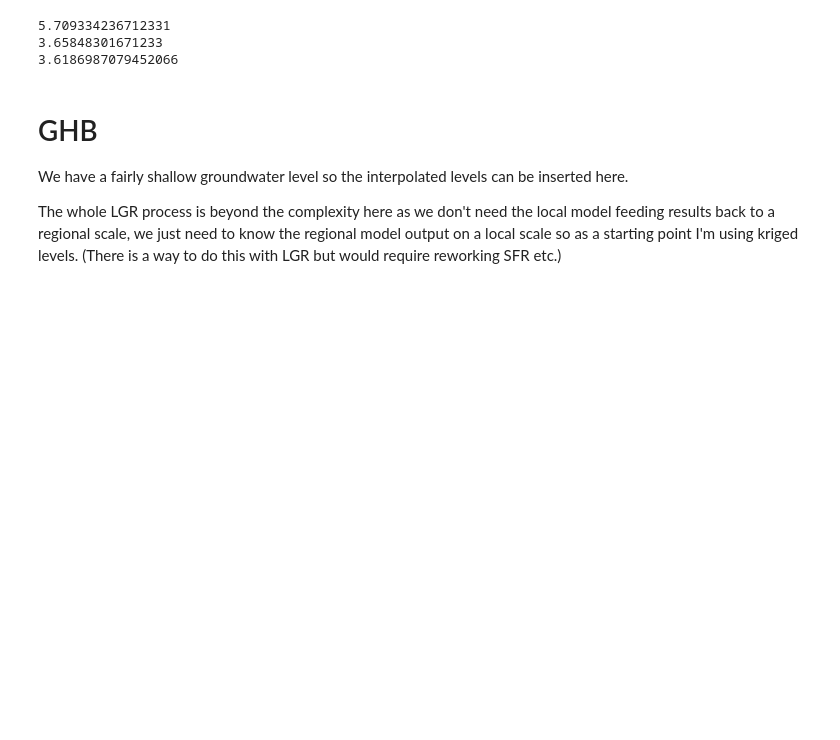
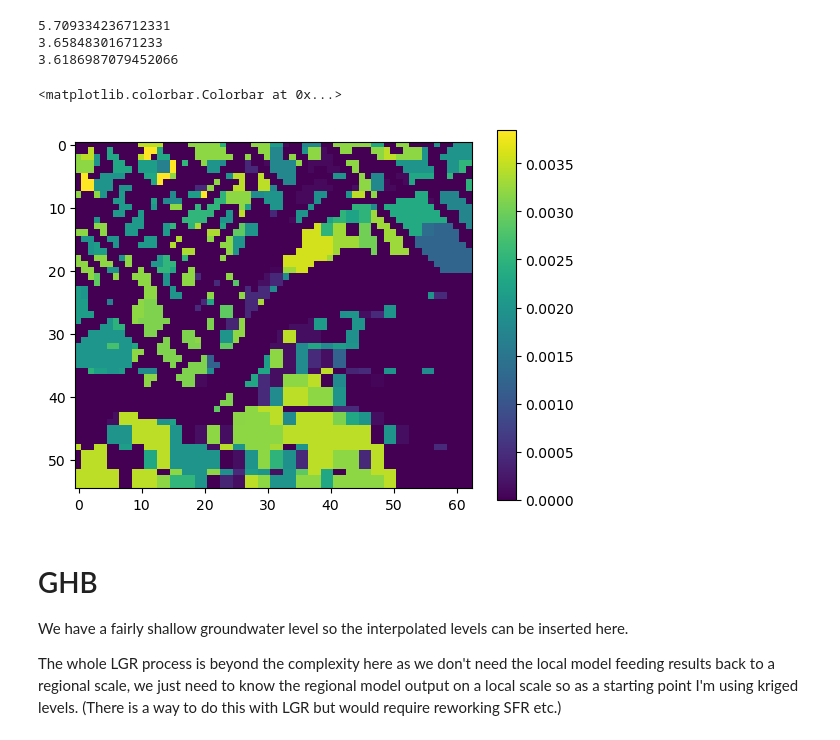
Before and after one commit to andrewcalderwood/CosumnesRiverRecharge, a Jupyter notebook: Projects/Oneto_Denier/Streambed seepage model.ipynb, the cells around one changed output. Saved outputs shown, nothing was run; the diff lists cells and outputs as text; code cells hidden in the pictures; blank space fills up the shorter version.

```diff
--- a/Projects/Oneto_Denier/Streambed seepage model.ipynb
+++ b/Projects/Oneto_Denier/Streambed seepage model.ipynb
@@ -1000,11 +994,12 @@ with rasterio.open(join(lak_shp,"floodplain_crop.tif"), "w", **out_meta) as dest
 # %%
 lak_buf = lak_extent.copy()
 lak_buf.geometry = lak_buf.buffer(100)
-# grid_sfr.drop('index_right',axis=1)
-# gpd.sjoin(grid_c_nums, lak_buf, how='left',op='contains').plot()
 lak_grid = gpd.overlay(grid_p, lak_extent, how='intersection')
-# get cells with more than 1/3 of Blodgett Dam "lake extent"
-# lak_grid = lak_grid.loc[lak_grid.geometry.area > delr[lak_grid.row]*delr[lak_grid.column]/3]
+# check if more than 50% of cell is covered by the lake, avoid conflicts with sfr
+lak_grid = lak_grid.loc[lak_grid.geometry.area > (delr*delc*0.5)]
+# remove lake grid cells that overlap with sfr cells
+lak_grid = lak_grid.join(XSg.set_index(['row','column'])[['xs_num']], on=['row','column'])
+lak_grid = lak_grid[lak_grid.xs_num.isna()]
 
 # Set empty array of zeros for nonlake cells
 lakarr = np.zeros((nlay, nrow,ncol))
@@ -1013,10 +1008,10 @@ lakarr[0,(lak_grid.row.values-1).astype(int),(lak_grid.column.values-1).astype(i
 
 # set Ksat same as vertical conductivity,
 lkbd_thick = 2
-lkbd_K = vka[0,:,:]
-lkbd_K[lakarr[0]==0] = 0 # where lake cells don't exist set K as 0
-# leakance is K/lakebed thickness
-bdlknc = lkbd_K/lkbd_thick
+lkbd_K = np.copy(seep_vka)
+lkbd_K[lakarr==0] = 0 # where lake cells don't exist set K as 0
+# leakance is K/lakebed thickness, reduce by 1/10 for cloggin
+bdlknc = (lkbd_K/lkbd_thick)/10
 
 lakeRst = rasterio.open(join(lak_shp,"floodplain_crop.tif"))
 lakeBottom = lakeRst.read(1)
@@ -1035,10 +1030,10 @@ nSteps = 151
 elevSteps = np.round(np.linspace(minElev,maxElev,nSteps),2)
 
 # definition of volume function
-def calculateVol_A(elevStep,elevDem,lakeRst):
+def calculateVol_A(elevStep,elevDem,lakeRst, conv=1):
     tempDem = elevStep - elevDem[elevDem<elevStep]
-    tempArea = len(tempDem)*lakeRst.res[0]*0.3048*lakeRst.res[1]*0.3048
-    tempVol = tempDem.sum()*lakeRst.res[0]*0.3048*lakeRst.res[1]*0.3048
+    tempArea = len(tempDem)*lakeRst.res[0]*conv*lakeRst.res[1]*conv
+    tempVol = tempDem.sum()*lakeRst.res[0]*conv*lakeRst.res[1]*conv
     return(tempVol, tempArea)
 # calculate volumes, areas for each elevation
 volArray = [0]
@@ -1048,9 +1043,8 @@ for elev in elevSteps[1:]:
     volArray.append(tempVol)
     saArray.append(tempArea)
 
-
 # print("Lake bottom elevations %s"%elevSteps)
-# volArrayMCM = [round(i/1000000,2) for i in volArray]
-# print("Lake volume in million of cubic meters %s"%volArrayMCM)
+volArrayMCM = round(volArray[-1]/1000000,2)
+print("Lake volume in million of cubic meters %s"%volArrayMCM)
 # %% [output]
 Min bottom elevation 3.03 m., max bottom elevation 11.57 m.
@@ -1273,6 +1270,12 @@ print(ET_ag[0].sum())
 5.709334236712331
 3.65848301671233
 3.6186987079452066
+# %%
+plt.imshow(ET_ag[0])
+plt.colorbar()
+# %% [output]
+<matplotlib.colorbar.Colorbar at 0x...>
+[figure, added]
 # %%
 # plt.imshow(ET_ag[7*30:].sum(axis=0))
 # plt.colorbar()
```
Also changed, not shown: parts of 45 cells of this notebook, 4 other files.
